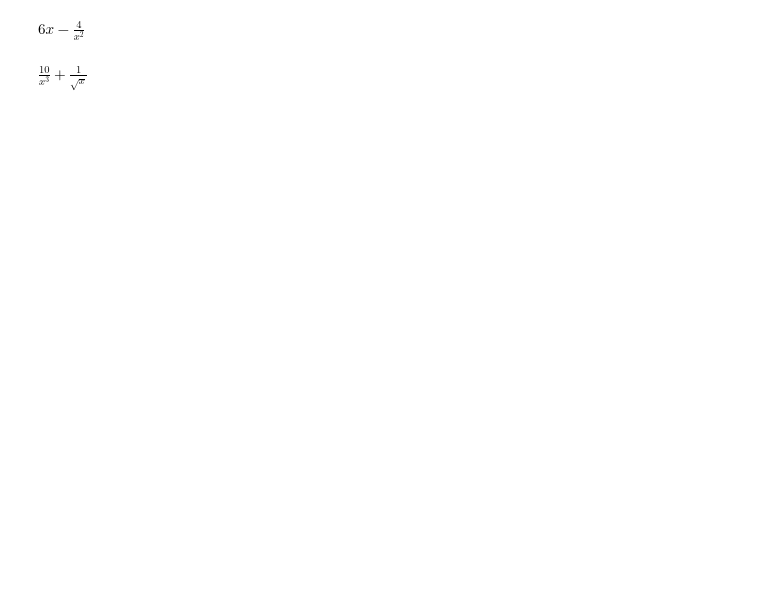
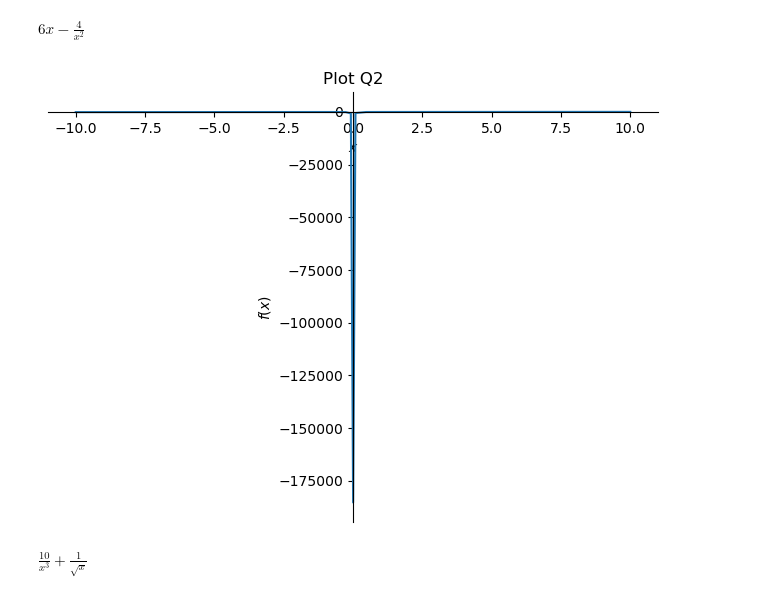
Before and after one commit to paulmcquad/Calculus, a Jupyter notebook: Chapters/4-Differentiation/Sympy - Differentiation.ipynb, the cells around one changed output. Drawn from its saved outputs; the diff is of its cells as text; code cells hidden in the pictures; blank space fills up the shorter version.

```diff
--- a/Chapters/4-Differentiation/Sympy - Differentiation.ipynb
+++ b/Chapters/4-Differentiation/Sympy - Differentiation.ipynb
@@ -19,8 +26,15 @@ $\displaystyle 8 x^{3} - 6$
 # %%
 f = 3*x**2+((x/4)**-1)-2 #Q2
-derivative_f = f.diff(x)
-derivative_f
+derivative_Q2 = f.diff(x)
+derivative_Q2
 # %% [output]
 $\displaystyle 6 x - \frac{4}{x^{2}}$
+# %%
+from sympy import symbols
+from sympy.plotting import plot
+
+p1 = plot(derivative_Q2, title="Plot Q2")
+# %% [output]
+[figure, added]
 # %%
 f = 2*sqrt(x)-(5/x**2) #Q3
```
Also changed, not shown: parts of 11 cells of this notebook.
